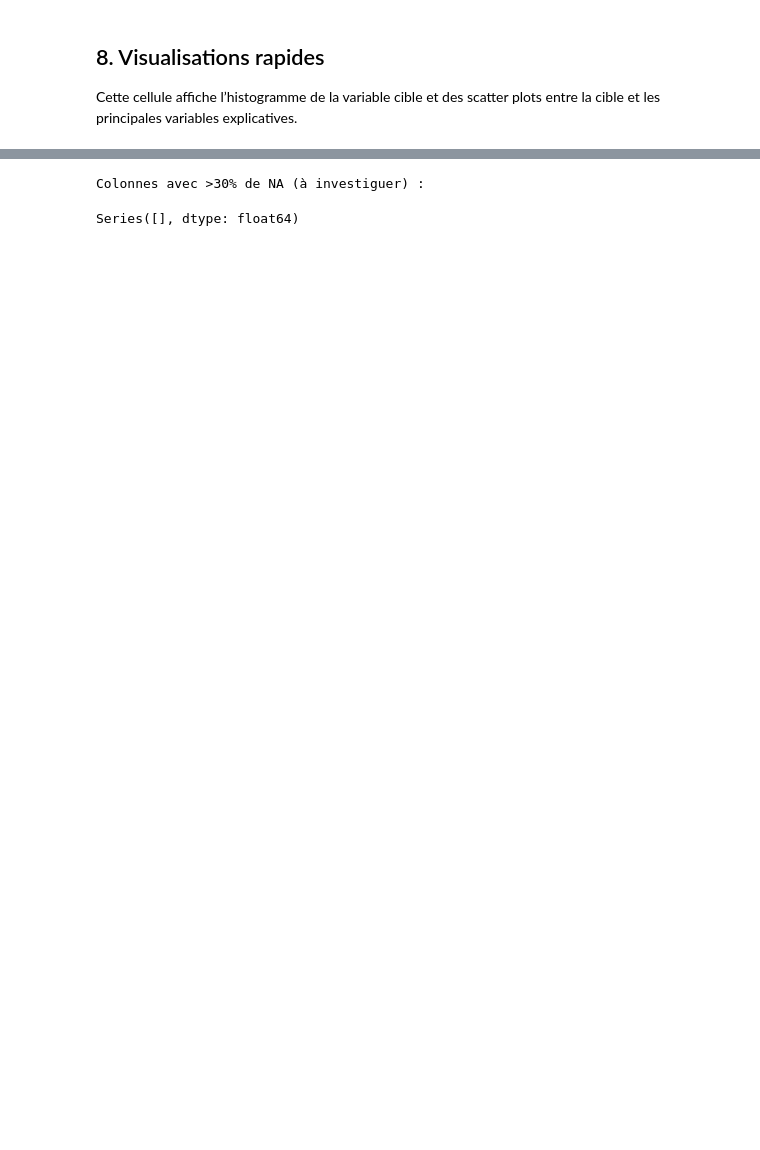
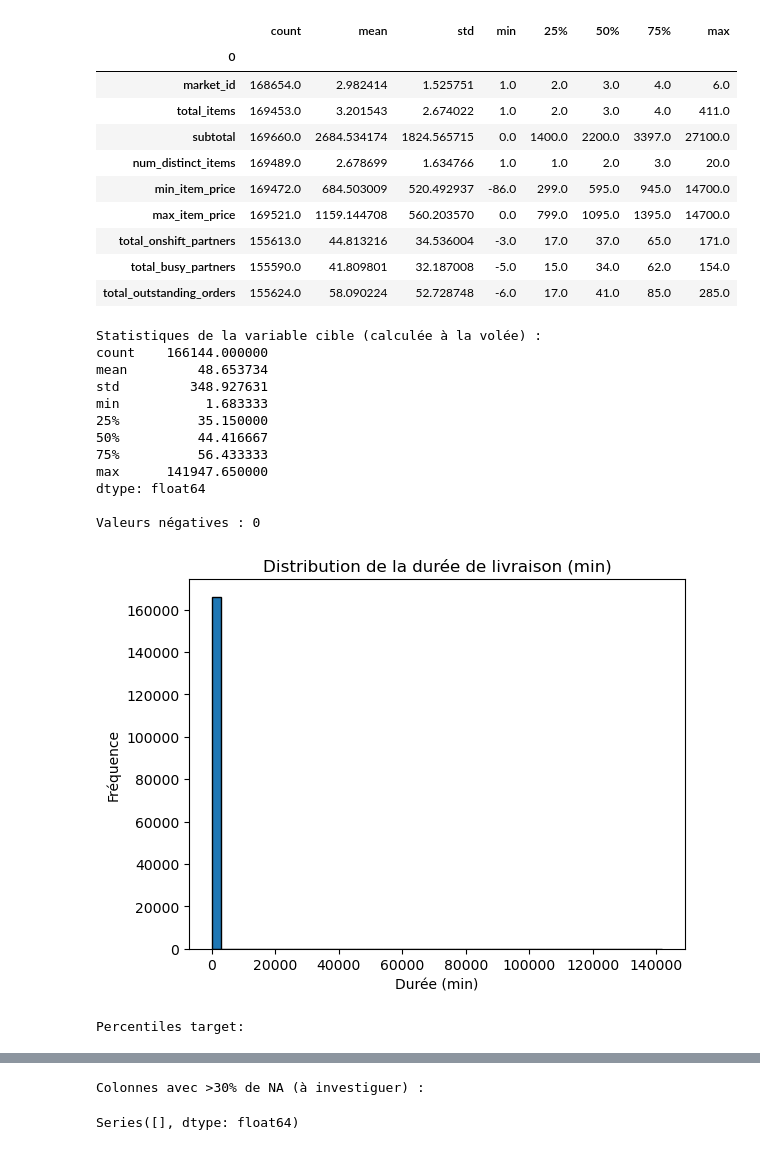
Before and after one commit to chamseddinedoulaEsprit/CRISP-DM-DataSet-Temps-de-livraison, a Jupyter notebook: datadelevry_data_understanding_full.ipynb, the cells around one changed output, grey strips where cells are left out. Saved outputs shown, nothing was run; the diff lists cells and outputs as text; code cells hidden in the pictures; blank space fills up the shorter version.

```diff
--- a/datadelevry_data_understanding_full.ipynb
+++ b/datadelevry_data_understanding_full.ipynb
@@ -268,3 +178,56 @@ Percentiles target:
-# %% [markdown]
-## 8. Visualisations rapides
-Cette cellule affiche l’histogramme de la variable cible et des scatter plots entre la cible et les principales variables explicatives.
+# %%
+# 7) Statistiques descriptives numériques
+num_stats = df.select_dtypes(include=[np.number]).describe().T
+display(num_stats[['count','mean','std','min','25%','50%','75%','max']])
+# Vérification des données nécessaires
+if 'created_at' in df.columns and 'actual_delivery_time' in df.columns:
+    # Conversion temporaire en datetime (sans infer_datetime_format)
+    created_at = pd.to_datetime(df['created_at'], errors='coerce')
+    actual_delivery_time = pd.to_datetime(df['actual_delivery_time'], errors='coerce')
+
+
+    # Analyse statistique
+    print("Statistiques de la variable cible (calculée à la volée) :")
+    print(((actual_delivery_time - created_at).dt.total_seconds() / 60.0).describe())
+
+    # Vérification des valeurs aberrantes
+    print("\nValeurs négatives :", (((actual_delivery_time - created_at).dt.total_seconds() / 60.0) < 0).sum())
+
+    # Histogramme
+    import matplotlib.pyplot as plt
+    plt.hist(((actual_delivery_time - created_at).dt.total_seconds() / 60.0).dropna(), bins=50, edgecolor="black")
+    plt.title("Distribution de la durée de livraison (min)")
+    plt.xlabel("Durée (min)")
+    plt.ylabel("Fréquence")
+    plt.show()
+    # Analyse des percentiles à la volée
+    print('\nPercentiles target:')
+    display(((actual_delivery_time - created_at).dt.total_seconds() / 60.0).quantile([0.01,0.05,0.25,0.5,0.75,0.95,0.99]).to_frame('value'))
+else:
+    print("Les colonnes nécessaires n'existent pas pour analyser la variable cible.")
+# %% [output]
+|  | count | mean | std | min | 25% | 50% | 75% | max |
+| 0 |  |  |  |  |  |  |  |  |
+| market_id | 168654.0 | 2.982414 | 1.525751 | 1.0 | 2.0 | 3.0 | 4.0 | 6.0 |
+| total_items | 169453.0 | 3.201543 | 2.674022 | 1.0 | 2.0 | 3.0 | 4.0 | 411.0 |
+| subtotal | 169660.0 | 2684.534174 | 1824.565715 | 0.0 | 1400.0 | 2200.0 | 3397.0 | 27100.0 |
+| num_distinct_items | 169489.0 | 2.678699 | 1.634766 | 1.0 | 1.0 | 2.0 | 3.0 | 20.0 |
+| min_item_price | 169472.0 | 684.503009 | 520.492937 | -86.0 | 299.0 | 595.0 | 945.0 | 14700.0 |
+| max_item_price | 169521.0 | 1159.144708 | 560.203570 | 0.0 | 799.0 | 1095.0 | 1395.0 | 14700.0 |
+| total_onshift_partners | 155613.0 | 44.813216 | 34.536004 | -3.0 | 17.0 | 37.0 | 65.0 | 171.0 |
+| total_busy_partners | 155590.0 | 41.809801 | 32.187008 | -5.0 | 15.0 | 34.0 | 62.0 | 154.0 |
+| total_outstanding_orders | 155624.0 | 58.090224 | 52.728748 | -6.0 | 17.0 | 41.0 | 85.0 | 285.0 |
+Statistiques de la variable cible (calculée à la volée) :
+count    166144.000000
+mean         48.653734
+std         348.927631
+min           1.683333
+25%          35.150000
+50%          44.416667
+75%          56.433333
+max      141947.650000
+dtype: float64
+
+Valeurs négatives : 0
+[figure, added]
+Percentiles target:
```
Also changed, not shown: parts of 58 cells of this notebook, 2 other files.
